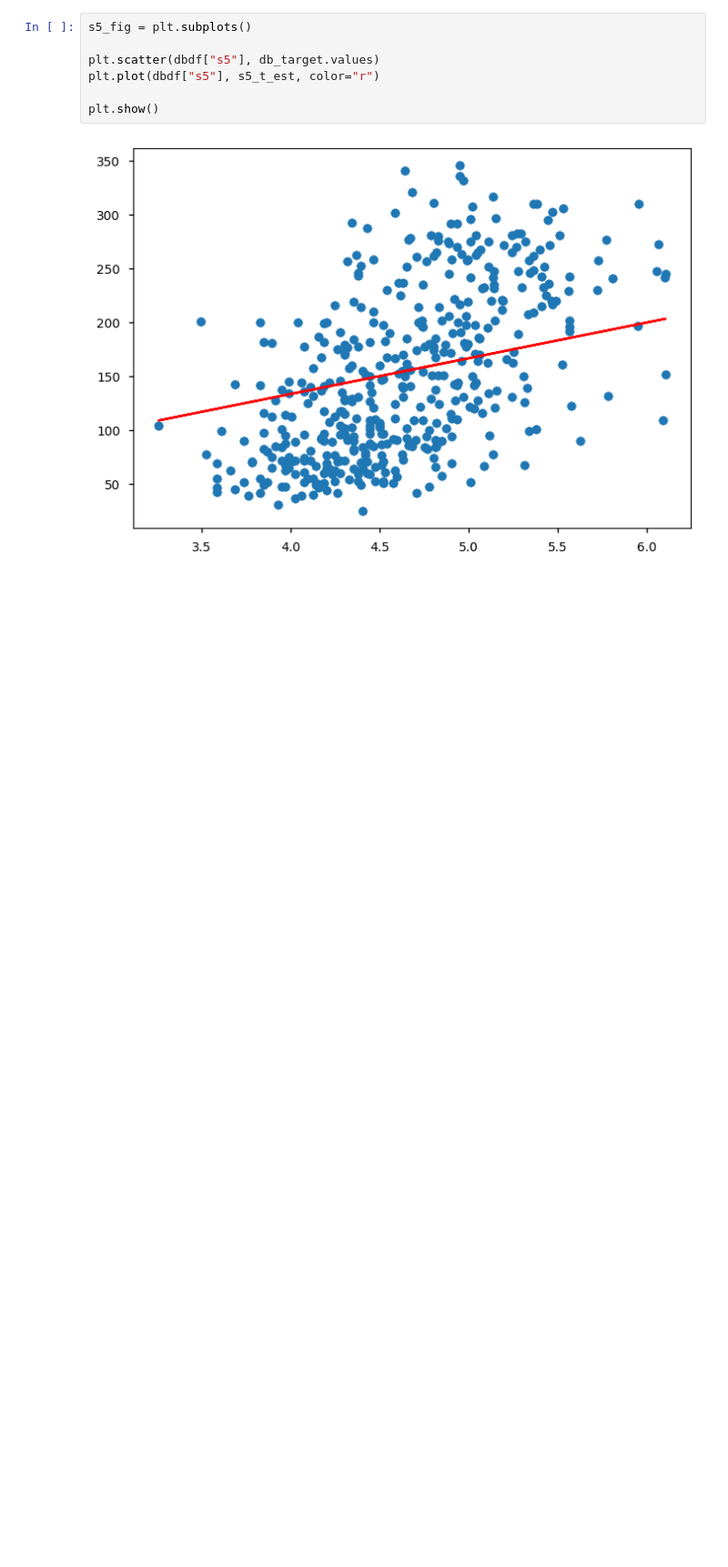
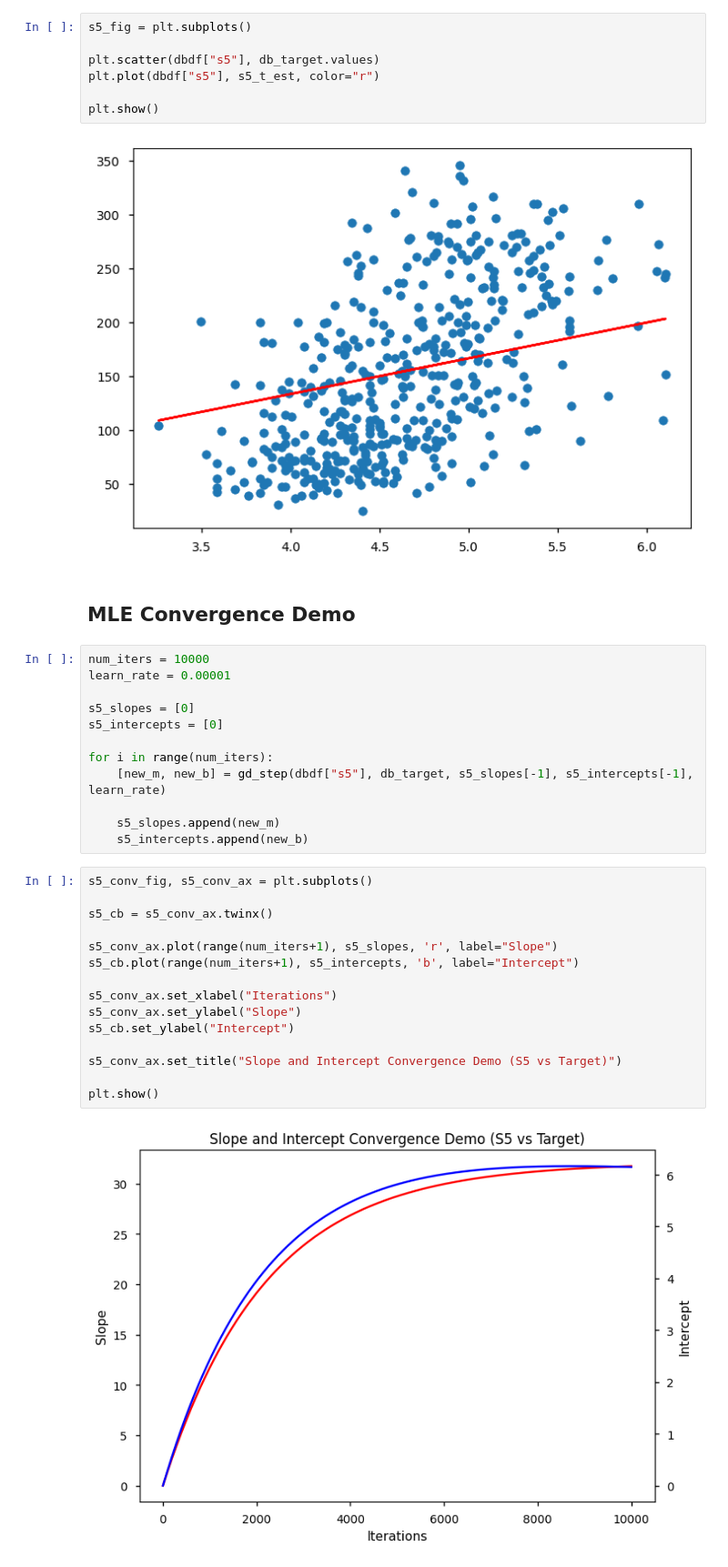
Before and after one commit to punitarani/MAT-494, a Jupyter notebook: 2.4 Maximum Likelihood Estimation.ipynb, the cells around one changed output. Shown at 91% size. Saved outputs shown, nothing was run; the diff lists cells and outputs as text; blank space fills up the shorter version.

Commit message:
Add MLE Convergence Demo

```diff
--- a/2.4 Maximum Likelihood Estimation.ipynb
+++ b/2.4 Maximum Likelihood Estimation.ipynb
@@ -217,3 +217,34 @@ plt.plot(dbdf["s5"], s5_t_est, color="r")
 plt.show()
 # %% [output]
 [figure]
+# %% [markdown]
+## MLE Convergence Demo
+# %%
+num_iters = 10000
+learn_rate = 0.00001
+
+s5_slopes = [0]
+s5_intercepts = [0]
+
+for i in range(num_iters):
+    [new_m, new_b] = gd_step(dbdf["s5"], db_target, s5_slopes[-1], s5_intercepts[-1], learn_rate)
+
+    s5_slopes.append(new_m)
+    s5_intercepts.append(new_b)
+# %%
+s5_conv_fig, s5_conv_ax = plt.subplots()
+
+s5_cb = s5_conv_ax.twinx()
+
+s5_conv_ax.plot(range(num_iters+1), s5_slopes, 'r', label="Slope")
+s5_cb.plot(range(num_iters+1), s5_intercepts, 'b', label="Intercept")
+
+s5_conv_ax.set_xlabel("Iterations")
+s5_conv_ax.set_ylabel("Slope")
+s5_cb.set_ylabel("Intercept")
+
+s5_conv_ax.set_title("Slope and Intercept Convergence Demo (S5 vs Target)")
+
+plt.show()
+# %% [output]
+[figure, added]
```
Also changed, not shown: parts of 12 cells of this notebook.
